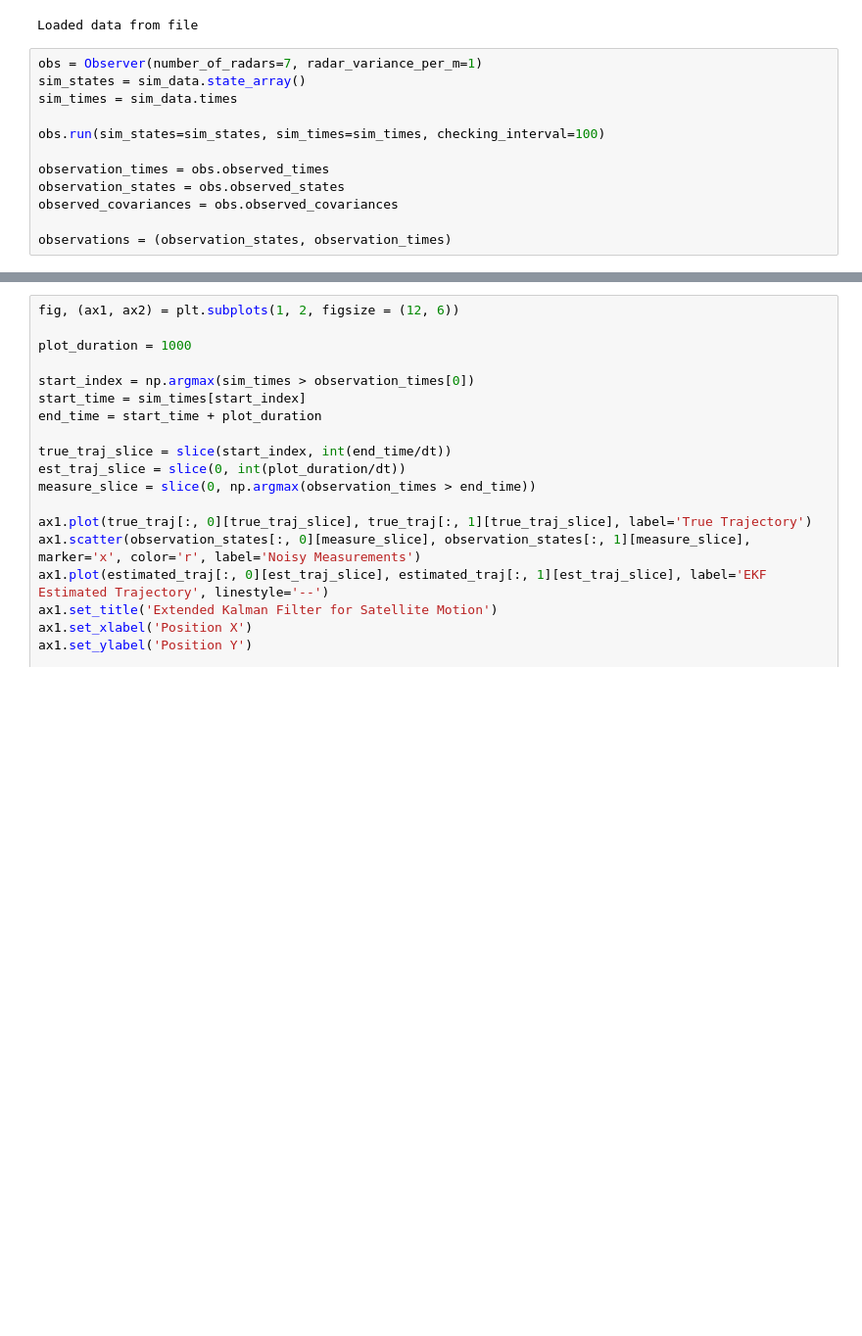
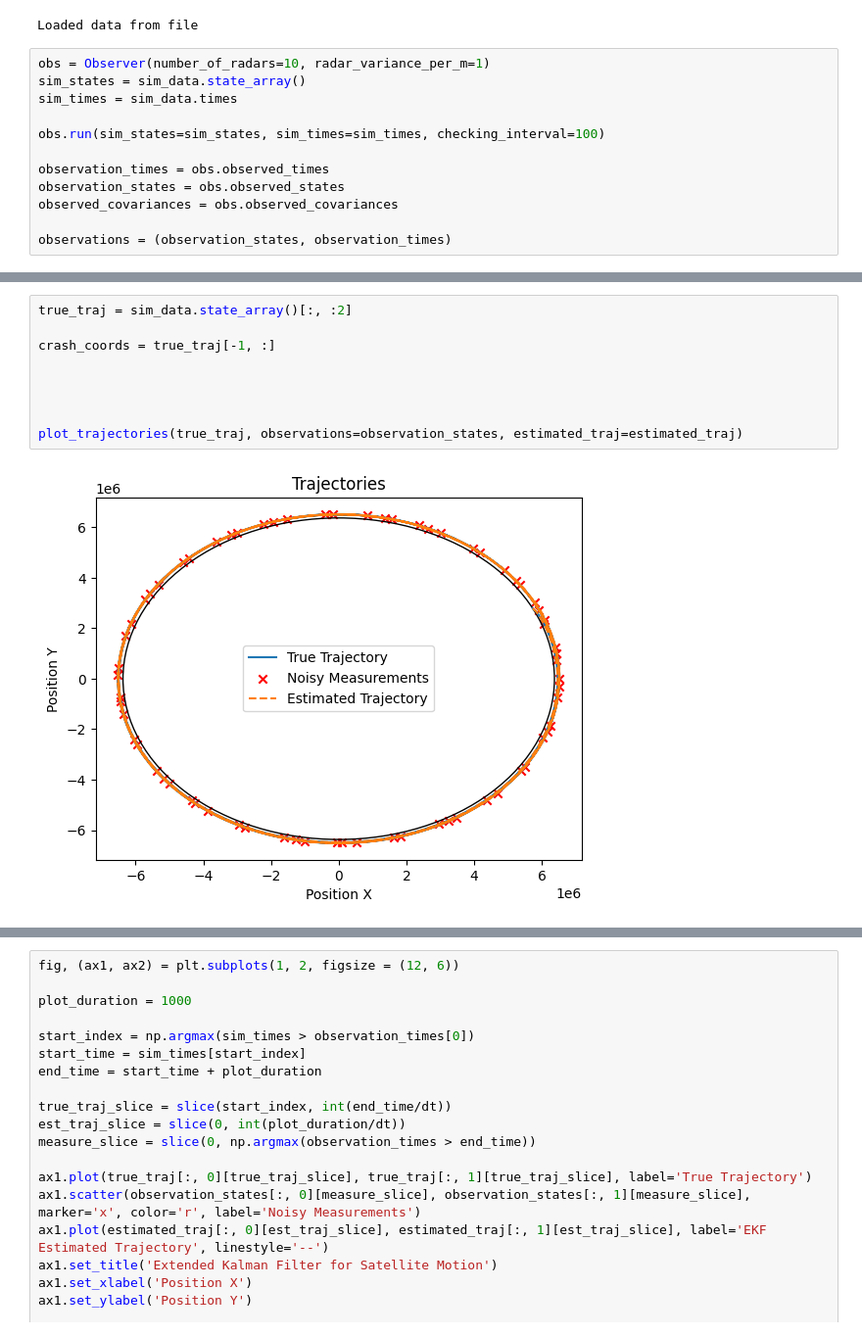
Before and after one commit to brendanbennett/deorbiter, a Jupyter notebook: examples/EKF_example.ipynb, the cells around one changed output, grey strips where cells are left out. Shown at 98% size. Cells and saved outputs as stored; diff of their text form; blank space fills up the shorter version.

Commit message:
adds plot crash site function, plot from last measurements still needs work

```diff
--- a/examples/EKF_example.ipynb
+++ b/examples/EKF_example.ipynb
@@ -29,7 +30,7 @@ else:
 # %% [output]
 Loaded data from file
 # %%
-obs = Observer(number_of_radars=7, radar_variance_per_m=1)
+obs = Observer(number_of_radars=10, radar_variance_per_m=1)
 sim_states = sim_data.state_array()
 sim_times = sim_data.times
 
@@ -103,0 +57,11 @@ plt.show()
+# %%
+true_traj = sim_data.state_array()[:, :2]
+
+crash_coords = true_traj[-1, :]
+
+
+
+
+plot_trajectories(true_traj, observations=observation_states, estimated_traj=estimated_traj)
+# %% [output]
+[figure, added]
```
Also changed, not shown: parts of 6 cells of this notebook, 3 other files.
